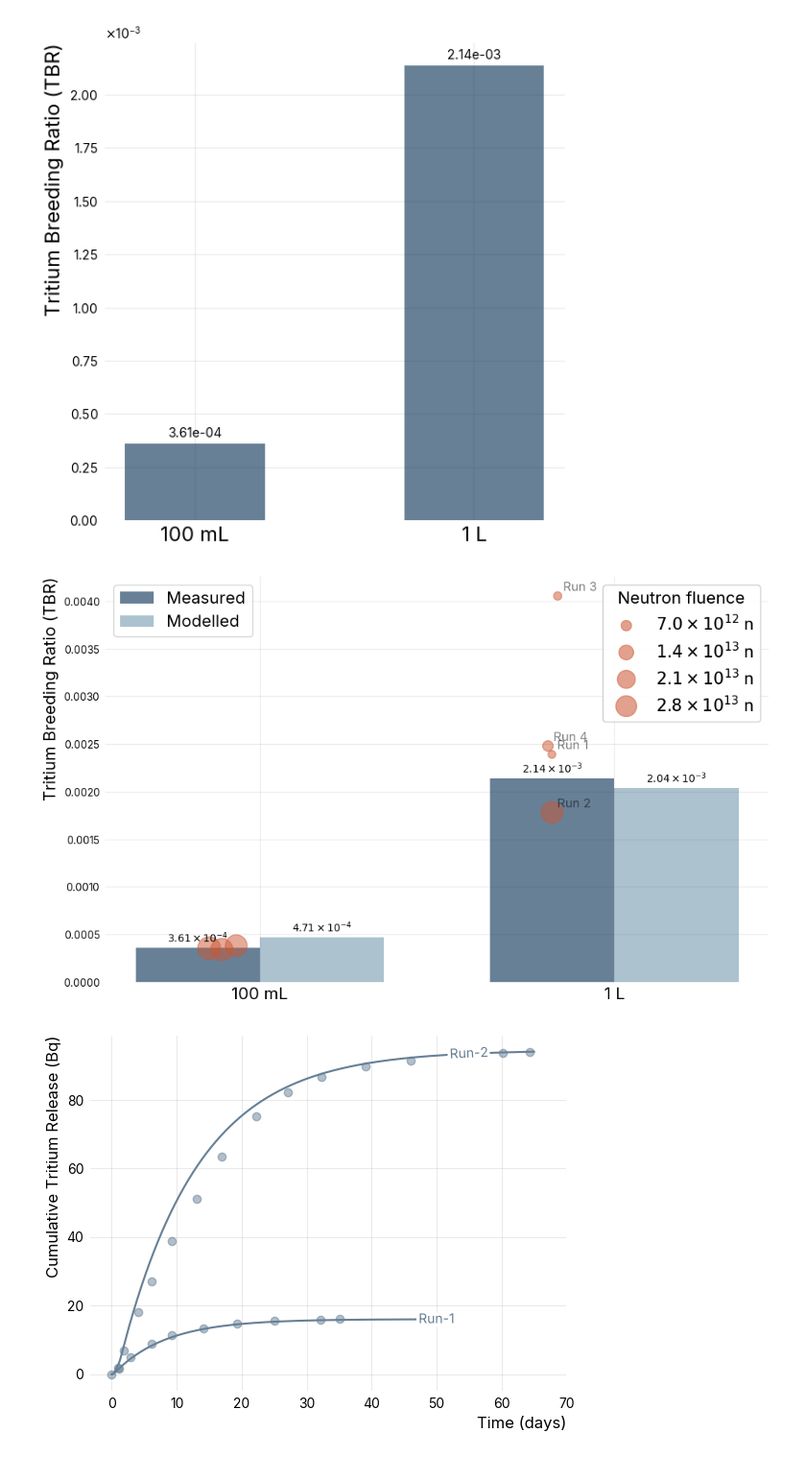
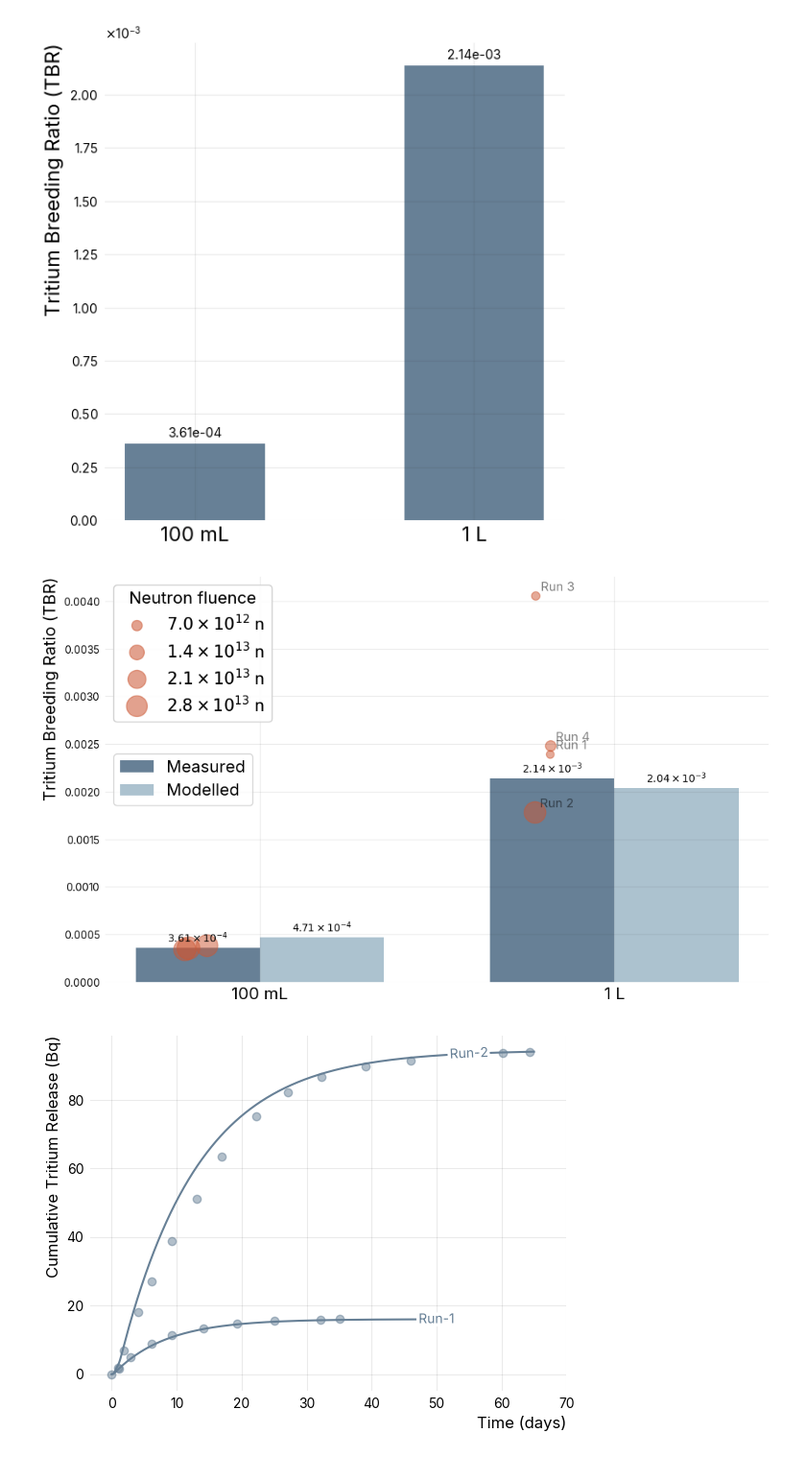
Before and after one commit to LIBRA-project/baby-1l-paper, a Jupyter notebook: main.ipynb, the cells around one changed output. Shown at 96% size. Cells and saved outputs as stored; diff of their text form; code cells hidden in the pictures.

Commit message:
moved legend

```diff
--- a/main.ipynb
+++ b/main.ipynb
@@ -351,36 +351,36 @@ ax.bar_label(modelled_bars, fmt=sci_formatter, padding=3)
 # Create size legend with proper normalization factor display
 handles, labels = scatter.legend_elements(prop="sizes", num=4)
 
 # Convert the size labels back to actual neutron fluence values
 new_labels = []
 for label in labels:
     # Extract the numeric value from the label
     size_val = float(label.strip('$').split('{')[1].split('}')[0])
     # Convert back to actual neutron fluence by multiplying by normalization factor
     actual_fluence = size_val * size_norm_factor
     # Format as power of 10 using LaTeX
     exponent = int(np.log10(actual_fluence))
     mantissa = actual_fluence / (10**exponent)
     new_labels.append(f'${mantissa:.1f} \\times 10^{{{exponent}}}$ n')
 
 
-bar_legend = ax.legend(loc="upper left", fontsize=16)
+bar_legend = ax.legend(loc="center left", fontsize=16)
 
-legend = ax.legend(handles, new_labels, title="Neutron fluence", fontsize=16, title_fontsize=16)
+legend = ax.legend(handles, new_labels, title="Neutron fluence", fontsize=16, title_fontsize=16, loc="upper left")
 
 # Color the legend circles
 for i, handle in enumerate(legend.legend_handles):
     handle.set_color(scatter.get_facecolor())
     handle.set_alpha(scatter.get_alpha())
 
 ax.add_artist(legend)
 ax.add_artist(bar_legend)
 
 plt.tight_layout()
 plt.savefig("tbr_comparison.pdf")
 plt.show()
 # %% [output]
-[figure, old version]
+[figure, new version]
 # %%
 from libra_toolbox.tritium.model import Model
 
```
Also changed, not shown: parts of 6 cells of this notebook.
